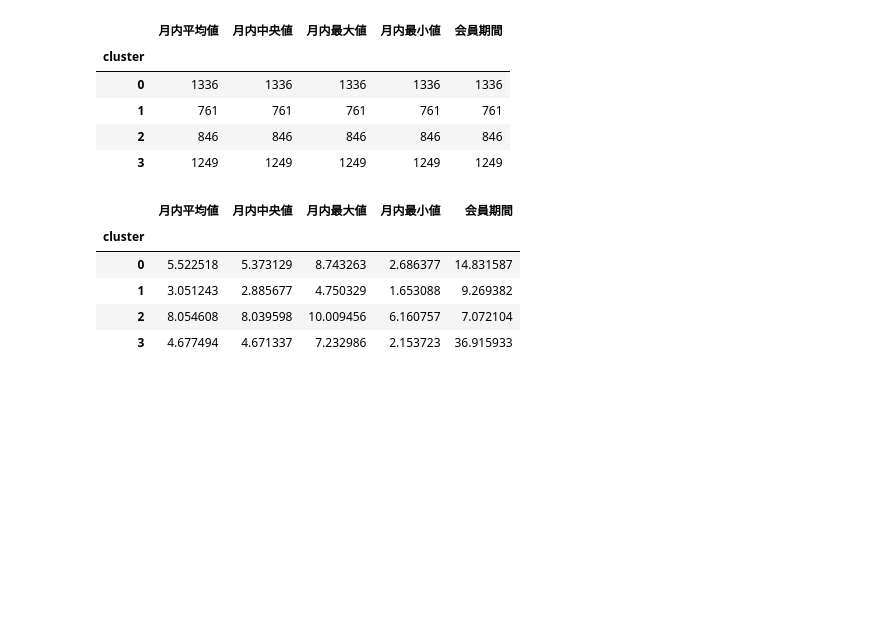
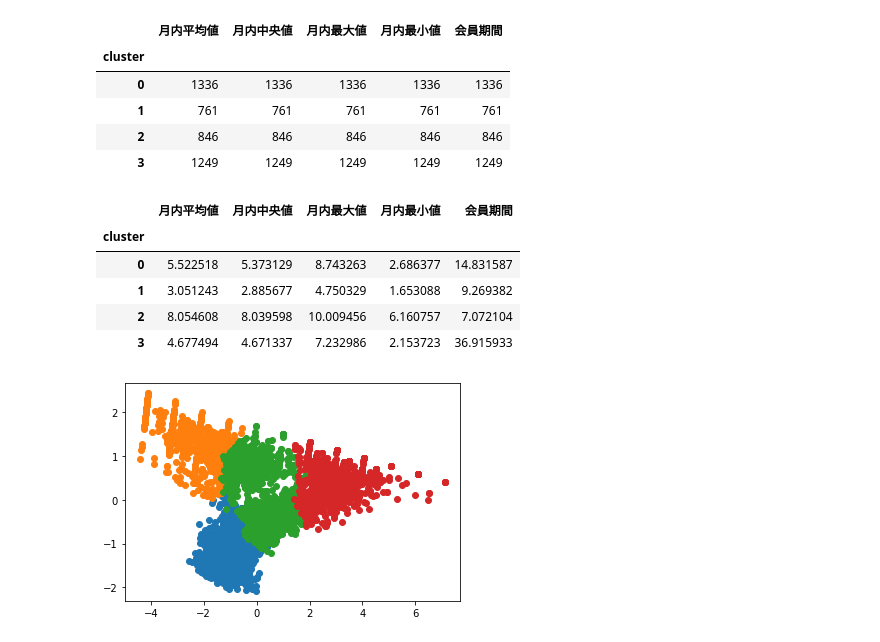
Before and after one commit to zaxirolls/learn, a Jupyter notebook: pythonknock100/サンプルコード_20200325 2/4章/ch4.ipynb, the cells around one changed output. Drawn from its saved outputs; the diff is of its cells as text; code cells hidden in the pictures; blank space fills up the shorter version.

```diff
--- a/pythonknock100/サンプルコード_20200325 2/4章/ch4.ipynb
+++ b/pythonknock100/サンプルコード_20200325 2/4章/ch4.ipynb
@@ -95,5 +95,9 @@ pca_df["cluster"] = customer_clustering["cluster"]
 # %%
 import matplotlib.pyplot as plt
 %matplotlib inline
 
-for i in customer_clusteri
+for i in customer_clustering["cluster"].unique():
+    tmp = pca_df.loc[pca_df["cluster"]==i]
+    plt.scatter(tmp[0],tmp[1])
+# %% [output]
+[figure, added]
```
Also changed, not shown: parts of 4 cells of this notebook.
